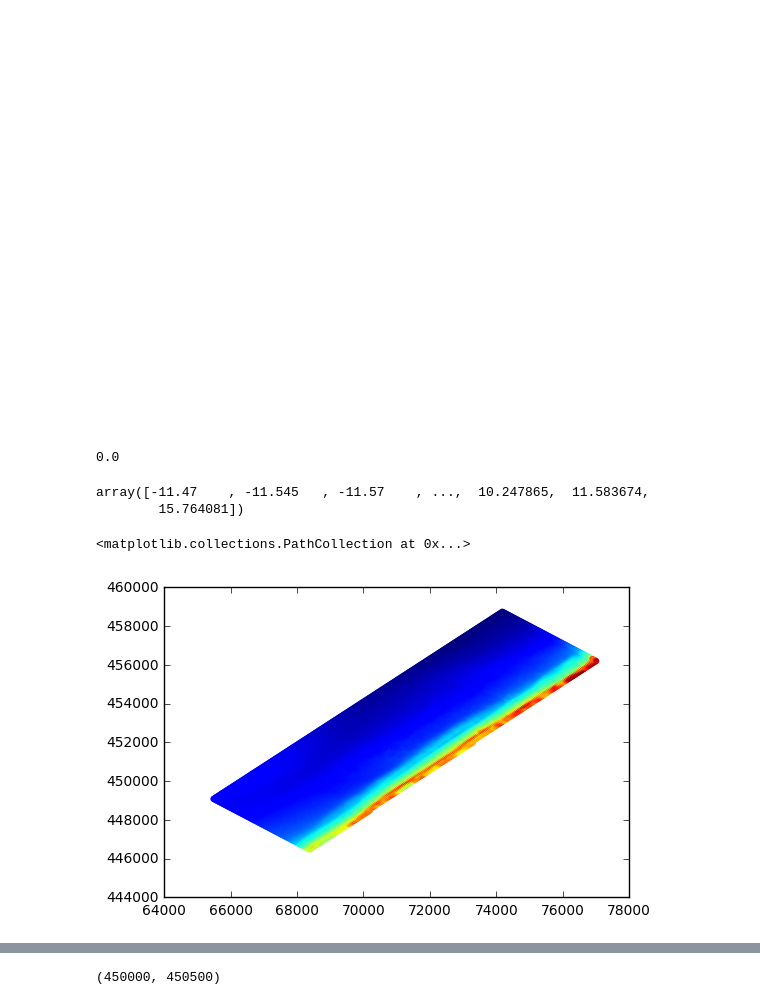
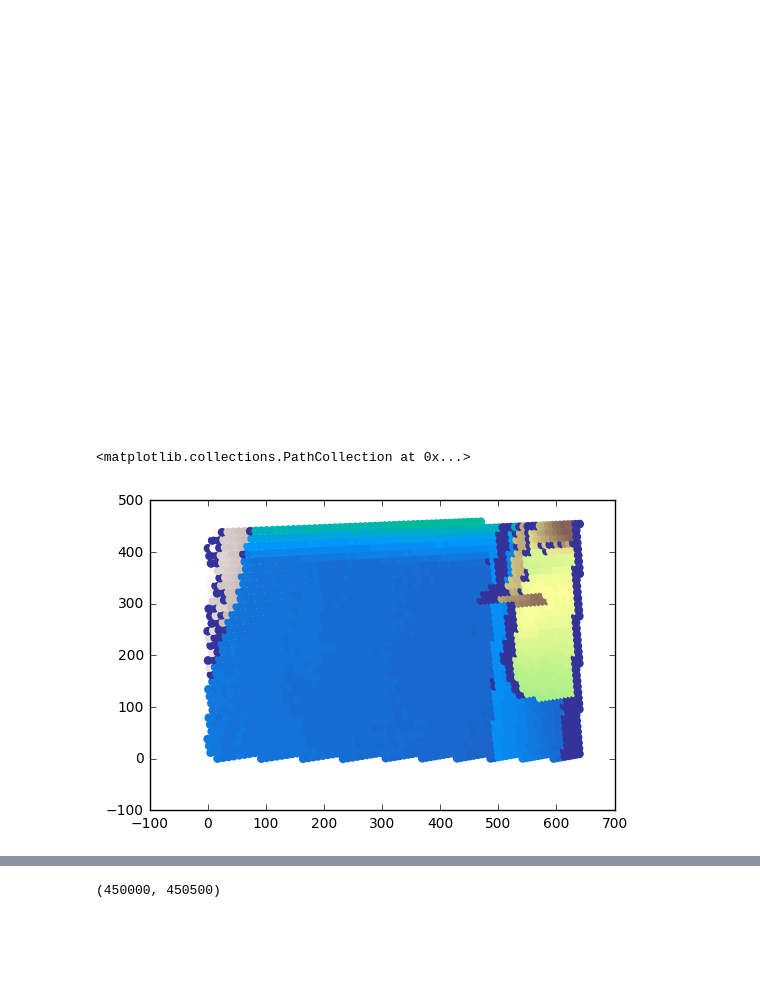
Before and after one commit to openearth/sandbox-fm, a Jupyter notebook: notebooks/coupling.ipynb, the cells around one changed output, grey strips where cells are left out. Cells and saved outputs as stored; diff of their text form; code cells hidden in the pictures; blank space fills up the shorter version.

Commit message:
plotting

```diff
--- a/notebooks/coupling.ipynb
+++ b/notebooks/coupling.ipynb
@@ -29,0 +25,5 @@ img = next(images)
+# %%
+videos = sandbox_fm.depth.video_images()
+depths = sandbox_fm.depth.depth_images()
+depth_0 = next(depths).astype('float32')
+video_0 = next(videos)
@@ -29,0 +36,2 @@ img = next(images)
+# %%
+depth = next(depths).astype('float32')
@@ -62,5 +56 @@ data = dict(
-# %%
-model.get_current_time()
-# %% [output]
-0.0
 # %%
@@ -72,5 +61,0 @@ sandbox_fm.sandbox_fm.update_delft3d_initial_vars(data, model)
-# %%
-data['zk']
-# %% [output]
-array([-11.47    , -11.545   , -11.57    , ...,  10.247865,  11.583674,
-        15.764081])
@@ -77,5 +72,40 @@ array([-11.47    , -11.545   , -11.57    , ...,  10.247865,  11.583674,
+# %%
+for i in range(100):
+    model.update()
+sandbox_fm.sandbox_fm.update_delft3d_vars(data, model)
+# %%
+model_bbox = matplotlib.path.Path(data['model_points'])
+
+data['node_in_box'] = model_bbox.contains_points(np.c_[data['xk'], data['yk']])
+data['cell_in_box'] = model_bbox.contains_points(np.c_[data['xzw'], data['yzw']])
+
+def transform(x, y, M):
+    xy_t = np.squeeze(
+        cv2.perspectiveTransform(
+            np.dstack(
+                [
+                    x,
+                    y
+                ]
+            ),
+            np.asarray(M)
+        )
+    )
+    return xy_t[:,0], xy_t[:,1]
+
+xk_box, yk_box = transform(data['xk'], data['yk'], data['model2box'])
+xzw_box, yzw_box = transform(data['xzw'], data['yzw'], data['model2box'])
+xzw_ucx_box, yzw_ucx_box = transform(data['xzw'] + data['ucx'], data['yzw'] + data['ucy'], data['model2box'])
+ucx_box, ucy_box = xzw_ucx_box - xzw_box, yzw_ucx_box - yzw_box
 # %%
-plt.scatter(data['xk'], data['yk'], c=data['zk'], edgecolor='none')
+plt.scatter(
+    xk_box[data['node_in_box']],
+    yk_box[data['node_in_box']],
+    c=data['zk'][data['node_in_box']],
+    edgecolor='none',
+    cmap='terrain',
+    s=40
+)
 # %% [output]
 <matplotlib.collections.PathCollection at 0x...>
-[figure, old version]
+[figure, new version]
```
Also changed, not shown: parts of 27 cells of this notebook, 6 other files.
